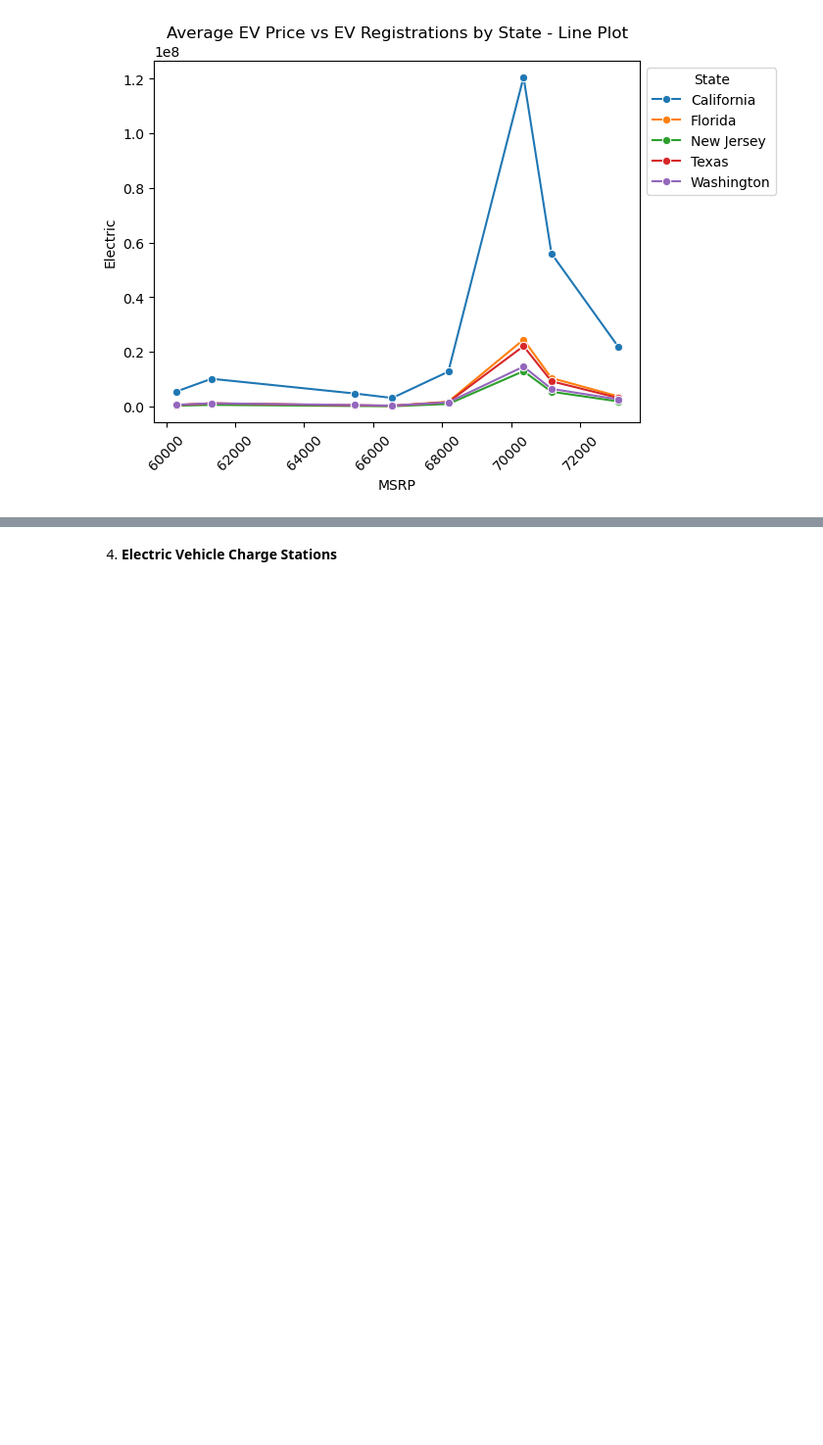
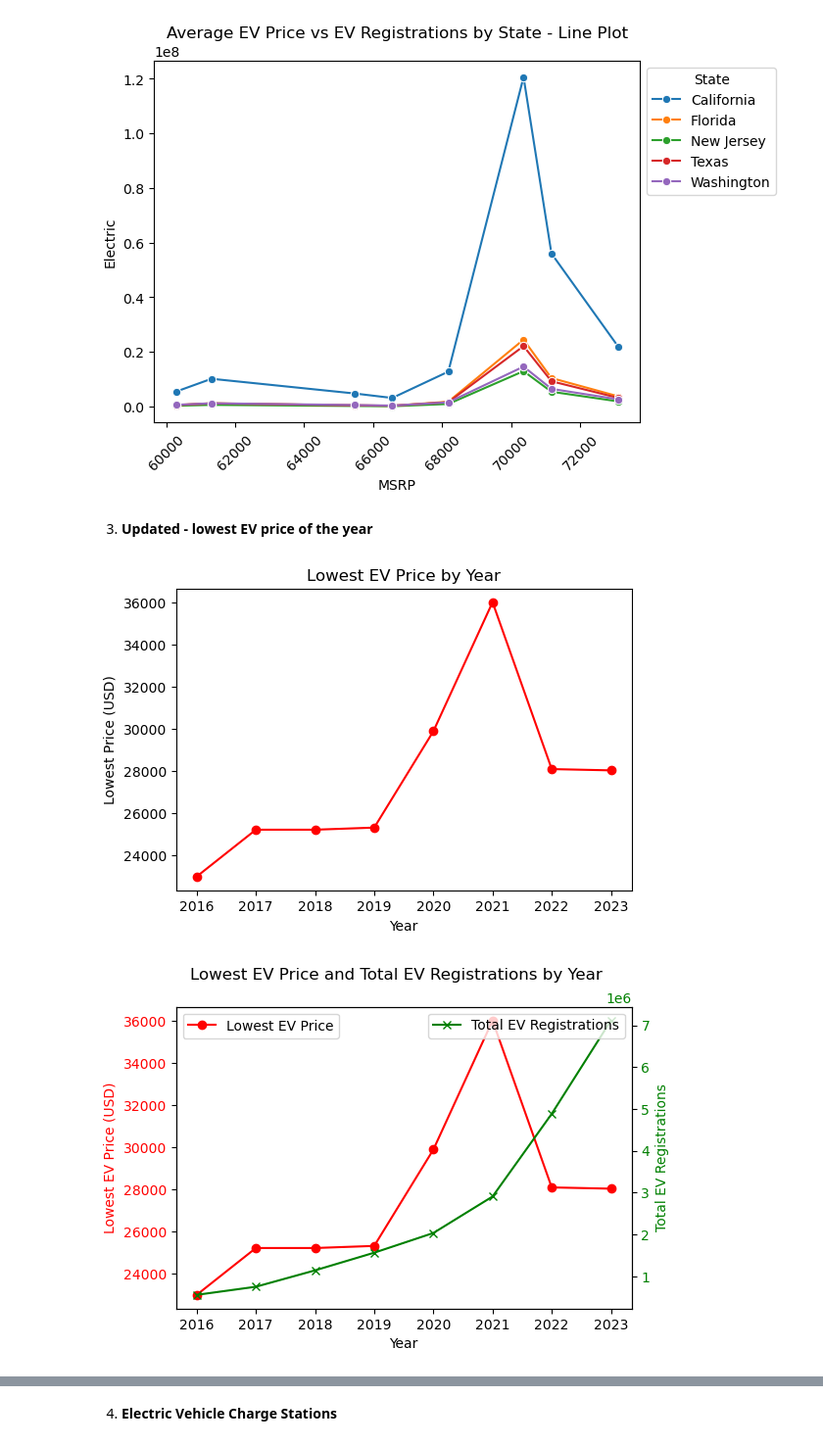
Before and after one commit to kyle-du/ev-research-proj, a Jupyter notebook: INFO2950_Phase 2_Deliverable.ipynb, the cells around one changed output, grey strips where cells are left out. Shown at 98% size. Cells and saved outputs as stored; diff of their text form; code cells hidden in the pictures; blank space fills up the shorter version.

Commit message:
update analysis on lowest ev price

```diff
--- a/INFO2950_Phase 2_Deliverable.ipynb
+++ b/INFO2950_Phase 2_Deliverable.ipynb
@@ -1276,3 +1276,71 @@ plt.title("Average EV Price vs EV Registrations by State - Line Plot")
 plt.show()
 # %% [output]
 [figure]
+# %% [markdown]
+3. **Updated - lowest EV price of the year**
+# %%
+# Calculate the lowest EV price per year
+lowest_prices_per_year = pricing_df_sorted.groupby('Year')['MSRP'].min()
+
+# Plot the lowest EV price over the years
+plt.figure(figsize=(6, 4))
+plt.plot(lowest_prices_per_year.index, lowest_prices_per_year.values, marker='o', color='red')
+plt.title('Lowest EV Price by Year')
+plt.xlabel('Year')
+plt.ylabel('Lowest Price (USD)')
+plt.show()
+
+# Calculate total EV registrations per year
+annual_registrations = compiled_df.groupby('Year')['Electric'].sum()
+
+# Create a figure and axis for dual-axis plot
+fig, ax1 = plt.subplots(figsize=(6, 4))
+
+# Plot the lowest EV price with ax1
+ax1.set_xlabel('Year')
+ax1.set_ylabel('Lowest EV Price (USD)', color='red')
+ax1.plot(lowest_prices_per_year.index, lowest_prices_per_year.values, label='Lowest EV Price',
+         color='red', marker='o')
+ax1.tick_params(axis='y', labelcolor='red')
+
+# Create a second y-axis for total EV registrations
+ax2 = ax1.twinx()
+ax2.set_ylabel('Total EV Registrations', color='green')
+ax2.plot(annual_registrations.index, annual_registrations.values, label='Total EV Registrations',
+         color='green', marker='x')
+ax2.tick_params(axis='y', labelcolor='green')
+
+# Add title and legends
+fig.suptitle('Lowest EV Price and Total EV Registrations by Year')
+ax1.legend(loc='upper left')
+ax2.legend(loc='upper right')
+
+plt.show()
+
+# Merge registration data with pricing data to explore relationships
+registration_pricing_df = pd.merge(pricing_df_sorted, compiled_df, on='Year', how='inner')
+
+# Group by Year to get the required aggregates
+annual_data = registration_pricing_df.groupby('Year').agg({'Electric': 'sum', 'MSRP': 'min'}).reset_index()
+
+# Scatter plot of lowest EV price vs total EV registrations
+plt.figure(figsize=(6, 4))
+plt.scatter(annual_data['MSRP'], annual_data['Electric'], color='purple', marker='o')
+
+# Add labels and title
+plt.xlabel('Lowest EV Price (USD)')
+plt.ylabel('Total EV Registrations')
+plt.title('Relationship between Lowest EV Price and Total EV Registrations by Year')
+
+plt.show()
+
+# Line plot for lowest EV price vs registrations across states
+state_annual_data = registration_pricing_df.groupby(['State', 'Year']).agg({'Electric': 'sum', 'MSRP': 'min'}).reset_index()
+s = sns.lineplot(data=state_annual_data, x='MSRP', y='Electric', marker='o', hue='State')
+sns.move_legend(s, "upper left", bbox_to_anchor=(1, 1))
+plt.xticks(rotation=45)
+plt.title("Lowest EV Price vs EV Registrations by State - Line Plot")
+plt.show()
+# %% [output]
+[figure, added]
+[figure, added]
```
Also changed, not shown: parts of 1 cell of this notebook.
